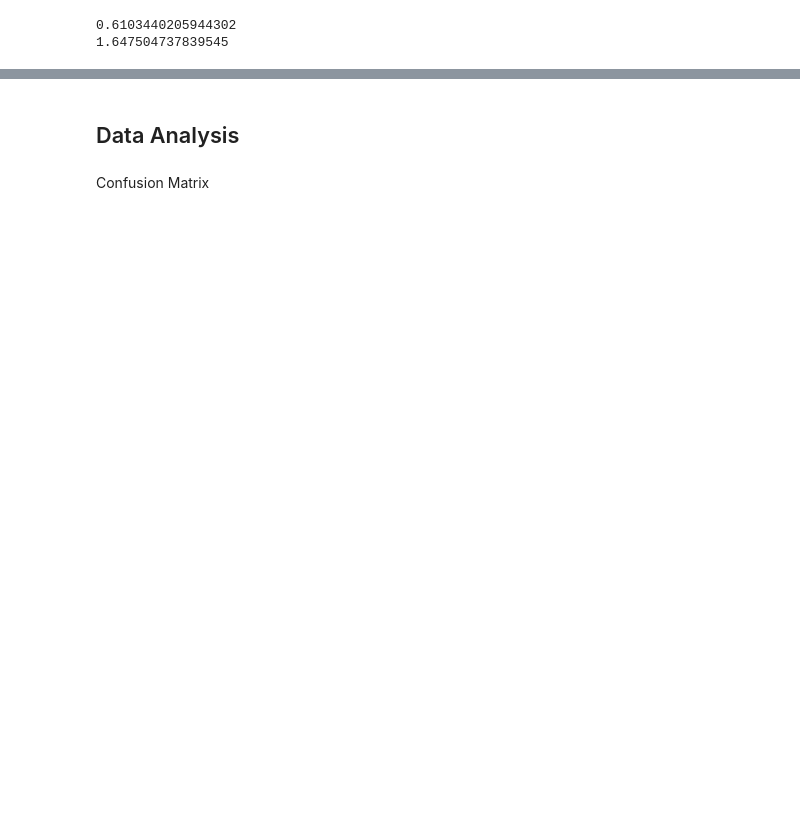
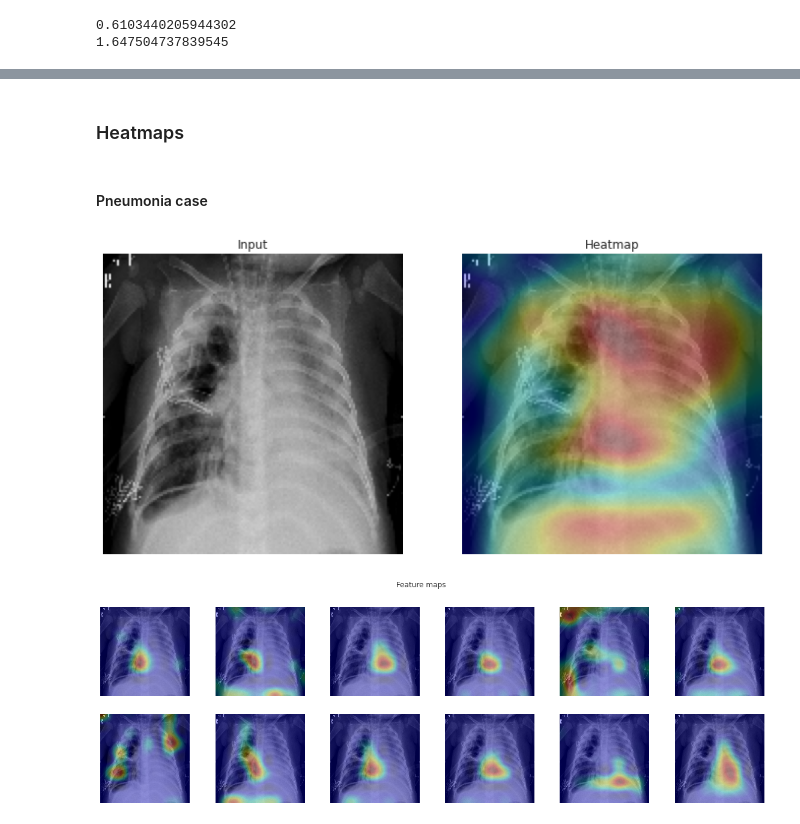
Before and after one commit to AlbertoZerbinati/pneumonia-xray-detection, a Jupyter notebook: pneumonia.ipynb, the cells around one changed output, grey strips where cells are left out. Drawn from its saved outputs; the diff is of its cells as text; code cells hidden in the pictures; blank space fills up the shorter version.

```diff
--- a/pneumonia.ipynb
+++ b/pneumonia.ipynb
@@ -375,4 +383,51 @@ plot_accuracy(history)
-# %% [markdown]
-## Data Analysis
-# %% [markdown]
-Confusion Matrix
+# %% [markdown]
+### Heatmaps
+# %% [markdown]
+#### Pneumonia case
+# %%
+pneumonia_index = 12
+pneumonia_sample = np.expand_dims(x_train[pneumonia_index], axis=0)
+pneumonia_image = x_train[pneumonia_index].reshape((150,150))
+
+fig = plt.figure(figsize=(12,12))
+fig.add_subplot(1,2,1)
+plt.imshow(pneumonia_image, cmap="gray", origin="upper")
+plt.title("Input")
+plt.grid(None)
+plt.axis("off")
+
+conv_output = model.get_layer("conv2d_4").output # last conv layer
+pred_ouptut = model.get_layer("dense").output    # first dense layer
+
+# prediction
+m = Model(model.input, outputs=[conv_output, pred_ouptut])
+conv, pred = m.predict(pneumonia_sample)
+
+scale = 150/10
+
+# plot the weigthed sum of feature maps
+target = np.argmax(pred, axis=1).squeeze()
+w, b = m.get_layer("dense").weights
+weights = w[:, target].numpy()
+heatmap = conv.squeeze() @ weights
+fig.add_subplot(1,2,2)
+plt.imshow(pneumonia_image, cmap="gray", origin="upper")
+plt.imshow(zoom(heatmap, zoom=(scale, scale)), cmap='jet', alpha=0.3, origin="upper")
+plt.title("Heatmap")
+plt.grid(None)
+plt.axis("off")
+plt.show()
+
+# plot the first 12 feature maps
+fig = plt.figure(figsize=(20, 6))
+for i in range(12):
+    fig.add_subplot(2, 6, i + 1)
+    plt.imshow(pneumonia_image, cmap="gray", origin="upper")
+    plt.grid(None)
+    plt.axis("off")
+    plt.imshow(zoom(conv[0, :,:,i], zoom=(scale, scale)), cmap='jet', alpha=0.3, origin="upper")
+fig.suptitle("Feature maps")
+plt.show()
+# %% [output]
+[figure, added]
+[figure, added]
```
Also changed, not shown: parts of 38 cells of this notebook, 1 other file.
